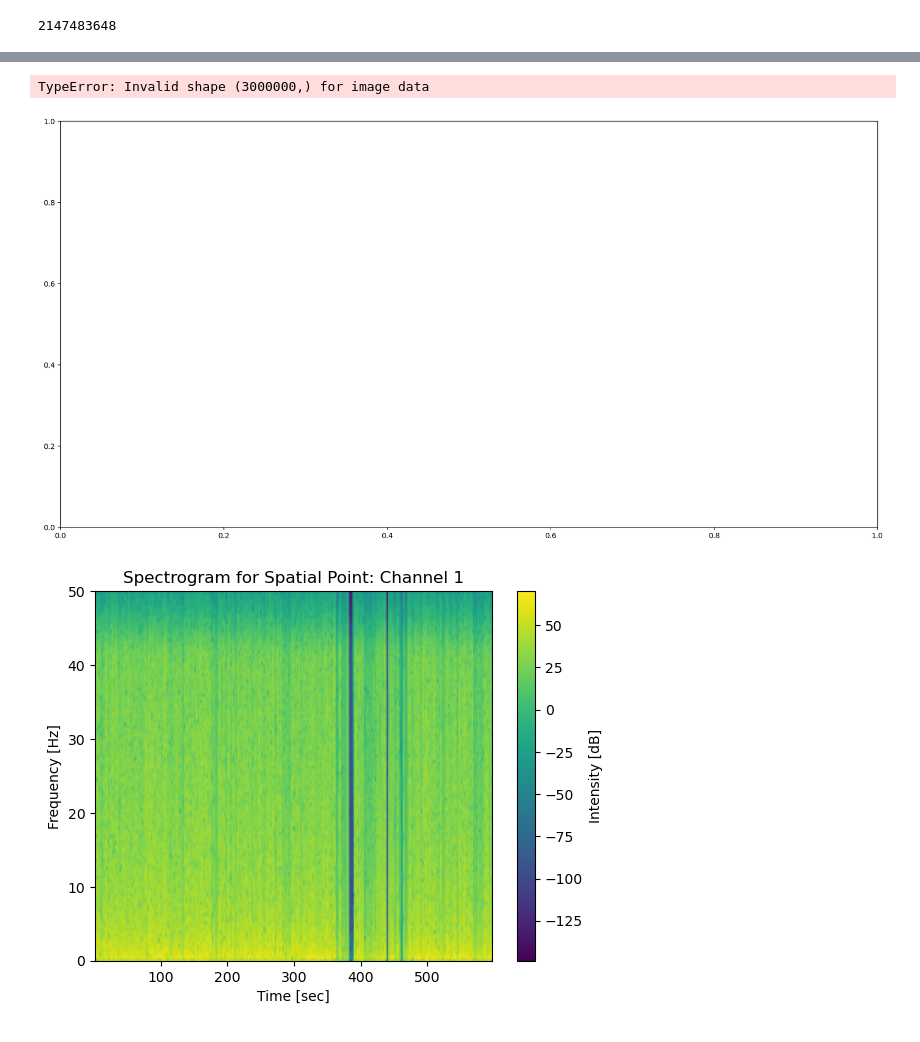
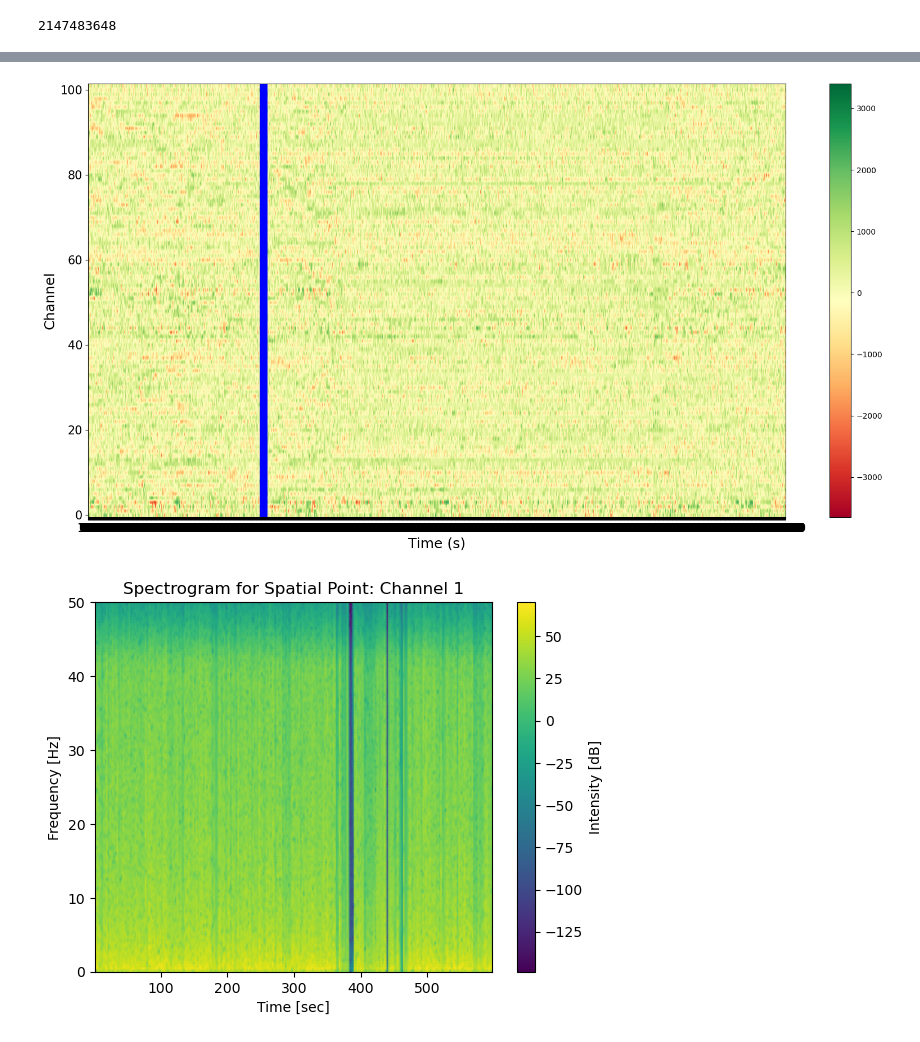
Before and after one commit to jamesterryxu/oklahoma-wind-turbine, a Jupyter notebook: python/das-wrapping.ipynb, the cells around one changed output, grey strips where cells are left out. Drawn from its saved outputs; the diff is of its cells as text; code cells hidden in the pictures.

```diff
--- a/python/das-wrapping.ipynb
+++ b/python/das-wrapping.ipynb
@@ -16,4 +16,4 @@ from utils.utils import *
 # Put link to data Berkeley Box and file name
 dir_brake = r'D:\das-data-oklahoma\prelim-test\recording_2023-06-06T11_16_40-0500'
 # %%
-strain_brake, time_brake = load_decim_data(dir_brake + '/' + 'sensor_2023-06-06T111659-0500_decimated100hz_compiled.h5')
+strain_brake, time_brake = load_decim_data(dir_brake,'sensor_2023-06-06T111659-0500_decimated100hz_compiled')
@@ -24 +24,3 @@ nt,nch = np.shape(raw_data)
+# %%
+nch,nt = np.shape(strain_brake)
 # %%
@@ -100,32 +103,31 @@ axs.set_xlim(0,2)
 # %%
 cmap = plt.get_cmap('RdYlGn')  # Red-Yellow-Green colormap
 
 # Create the figure
 fig, ax = plt.subplots(figsize=(20,10))
 
 # Create a pseudo-color plot with the time series data
-cax = ax.imshow(raw_data[:,2], aspect='auto', cmap=cmap, origin='lower')#,vmin=-1.5*(10**9),vmax=1.5*(10**9))
+cax = ax.imshow(strain_brake, aspect='auto', cmap=cmap, origin='lower')#,vmin=-1.5*(10**9),vmax=1.5*(10**9))
 
 # Add a colorbar
 fig.colorbar(cax)
 
 # Set labels and title
 ax.set_xlabel('Time (s)')
 ax.set_ylabel('Channel')
 ax.xaxis.label.set_size(18)
 ax.yaxis.label.set_size(18)
 ax.tick_params(axis='both', which='major', labelsize=15)
 
 # Set the x-ticks to represent time
-ax.set_xticks(np.arange(0, 950000-800000, 5000))
-ax.set_xticklabels(np.arange(0, 30, 1))  # Labels go from 0 to 30 seconds
+ax.set_xticks(np.arange(0, nt, 100))
+ax.set_xticklabels(np.arange(0, nt/100, 1))  # Labels go from 0 to 30 seconds
 ax.axvline(x=80000, linewidth=10,color='blue')
 
 # Show the plot
 plt.show()
 # %% [output]
-TypeError: Invalid shape (3000000,) for image data
-[figure, old version]
+[figure, new version]
 # %%
 def plot_spectrogram(time_series_data, spatial_point):
     frequencies, times, Sxx = signal.spectrogram(time_series_data, fs=100)
```
Also changed, not shown: parts of 10 cells of this notebook.
